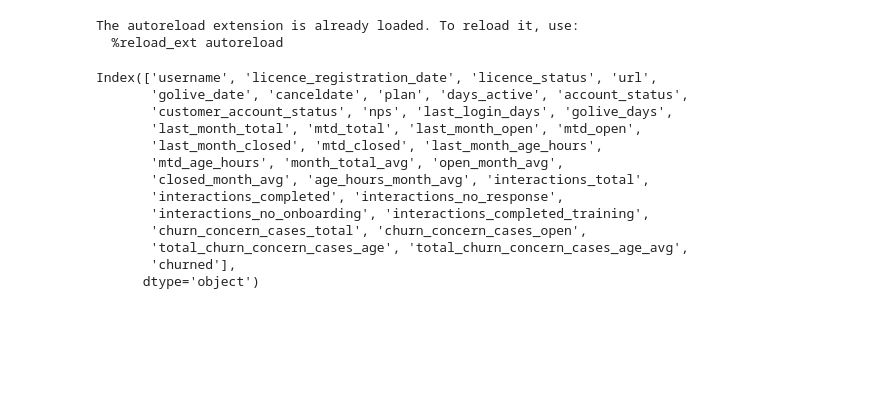
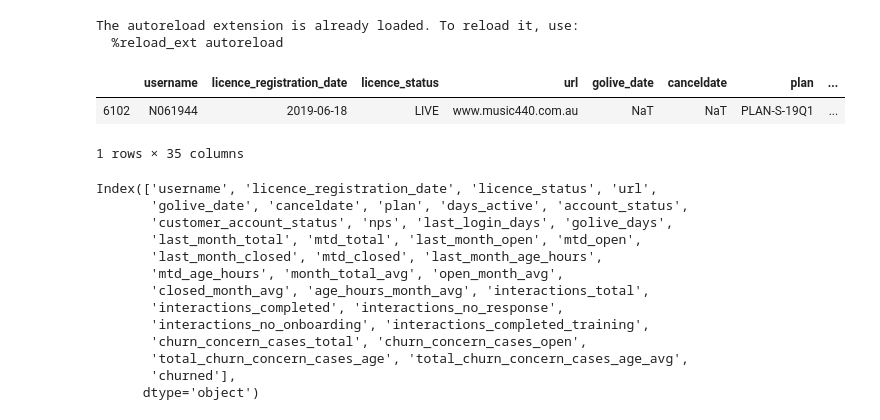
Before and after one commit to justinhennessy/100-days-of-code, a Jupyter notebook: project/churn_inference.ipynb, the cells around one changed output. Drawn from its saved outputs; the diff is of its cells as text; code cells hidden in the pictures; blank space fills up the shorter version.

```diff
--- a/project/churn_inference.ipynb
+++ b/project/churn_inference.ipynb
@@ -53,6 +53,12 @@ import preprocessing
 PATH = "../data/"
 df = pd.read_csv(f'{PATH}churn.csv', low_memory=False,
                      parse_dates=['canceldate', 'licence_registration_date', 'golive_date'])
+# %%
+df[df.username == 'N061944']
+# %% [output]
+|  | username | licence_registration_date | licence_status | url | golive_date | canceldate | plan | ... |
+| 6102 | N061944 | 2019-06-18 | LIVE | www.music440.com.au | NaT | NaT | PLAN-S-19Q1 | ... |
+1 rows × 35 columns
 # %%
 df.columns
 # %% [output]
```
Also changed, not shown: parts of 12 cells of this notebook, 1 other file.
